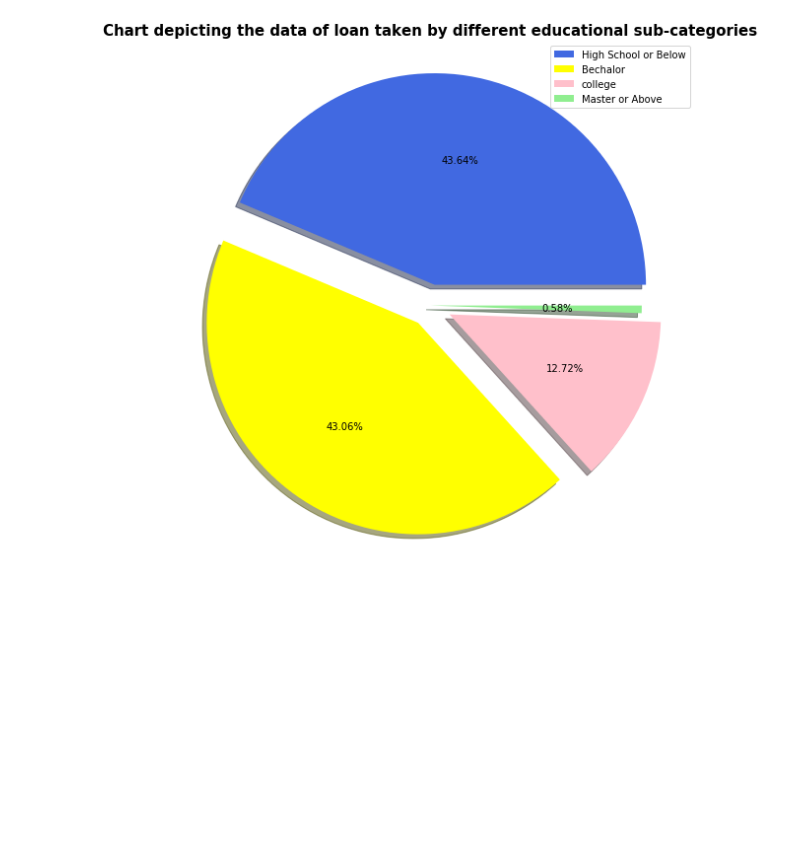
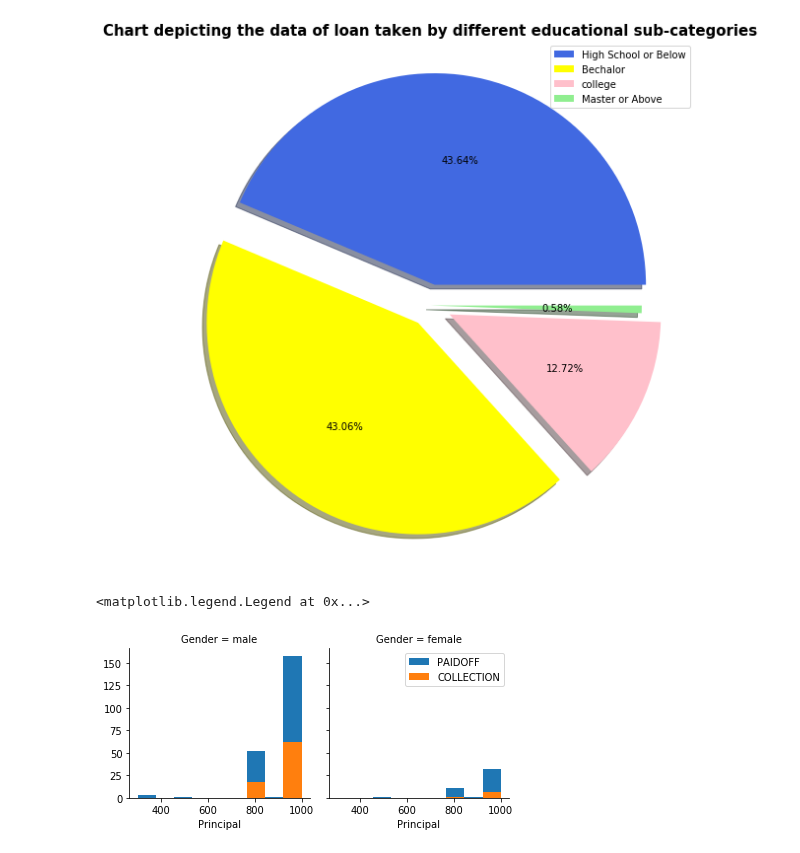
Before and after one commit to vishal7313/data-science, a Jupyter notebook: ibm/loan_prediction.ipynb, the cells around one changed output. Cells and saved outputs as stored; diff of their text form; code cells hidden in the pictures; blank space fills up the shorter version.

```diff
--- a/ibm/loan_prediction.ipynb
+++ b/ibm/loan_prediction.ipynb
@@ -83,3 +91,11 @@ plt.title("Chart depicting the data of loan taken by different educational sub-c
 plt.tight_layout()
 # %% [output]
 [figure]
+# %%
+bins = np.linspace(df.Principal.min(), df.Principal.max(), 10)
+graph = sns.FacetGrid(df, col='Gender', hue='loan_status', col_wrap = 2)
+graph.map(plt.hist, 'Principal', bins=bins)
+graph.axes[1].legend()
+# %% [output]
+<matplotlib.legend.Legend at 0x...>
+[figure, added]
```
Also changed, not shown: parts of 7 cells of this notebook.
